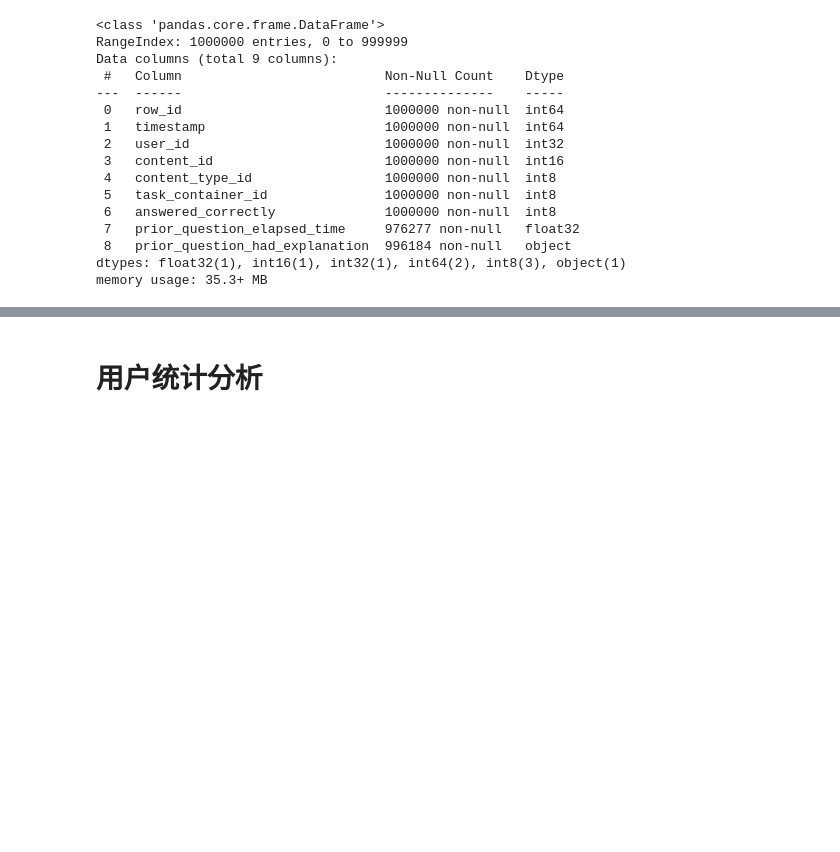
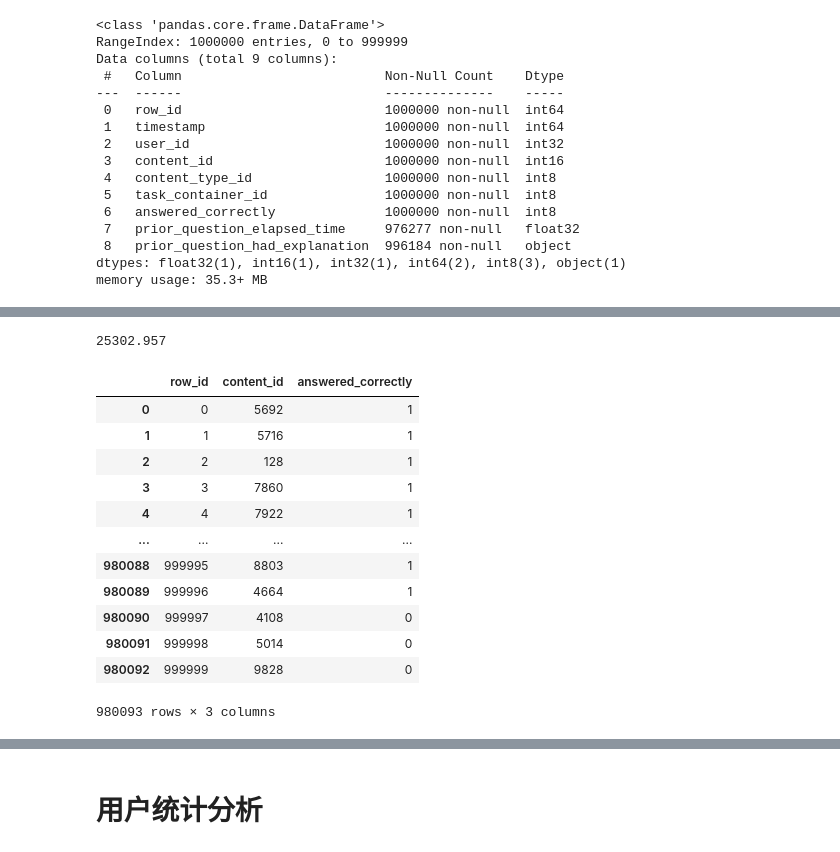
Before and after one commit to Coding-Zuo/DataGame, a Jupyter notebook: kaggle/riiid-test-answer-prediction/2020-11-23eda.ipynb, the cells around one changed output, grey strips where cells are left out. Drawn from its saved outputs; the diff is of its cells as text; code cells hidden in the pictures; blank space fills up the shorter version.

```diff
--- a/kaggle/riiid-test-answer-prediction/2020-11-23eda.ipynb
+++ b/kaggle/riiid-test-answer-prediction/2020-11-23eda.ipynb
@@ -202,0 +256,20 @@ memory usage: 35.3+ MB
+# %%
+train.loc[train.content_type_id == False].prior_question_elapsed_time.dropna().values.mean()
+# %% [output]
+25302.957
+# %%
+train.loc[train.content_type_id == False, ['row_id','content_id','answered_correctly']].reset_index(drop=True)
+# %% [output]
+|  | row_id | content_id | answered_correctly |
+| 0 | 0 | 5692 | 1 |
+| 1 | 1 | 5716 | 1 |
+| 2 | 2 | 128 | 1 |
+| 3 | 3 | 7860 | 1 |
+| 4 | 4 | 7922 | 1 |
+| ... | ... | ... | ... |
+| 980088 | 999995 | 8803 | 1 |
+| 980089 | 999996 | 4664 | 1 |
+| 980090 | 999997 | 4108 | 0 |
+| 980091 | 999998 | 5014 | 0 |
+| 980092 | 999999 | 9828 | 0 |
+980093 rows × 3 columns
```
Also changed, not shown: parts of 10 cells of this notebook, 4 other files.
